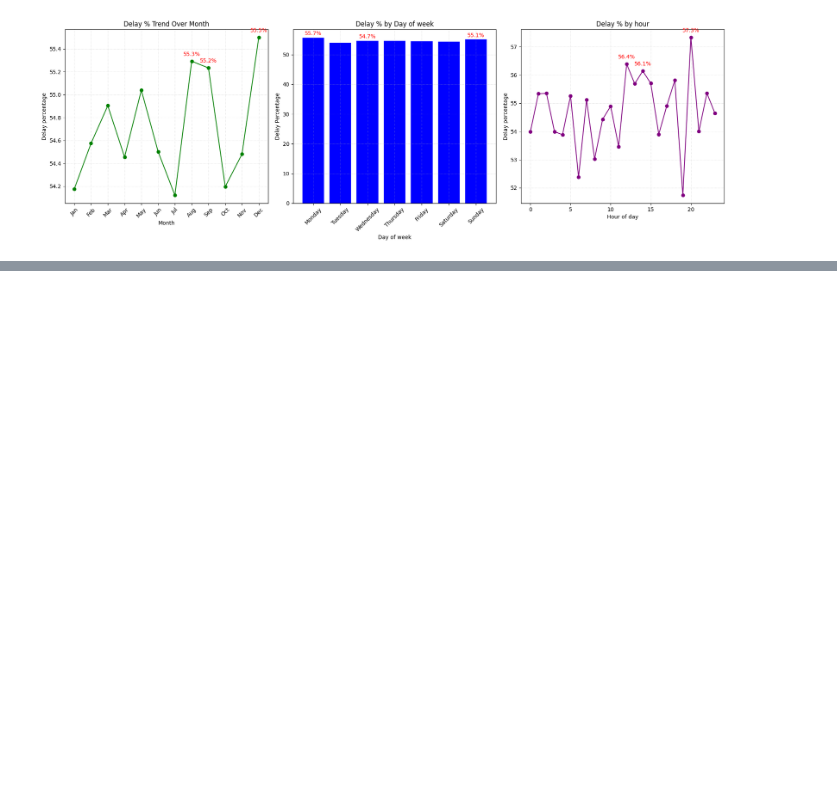
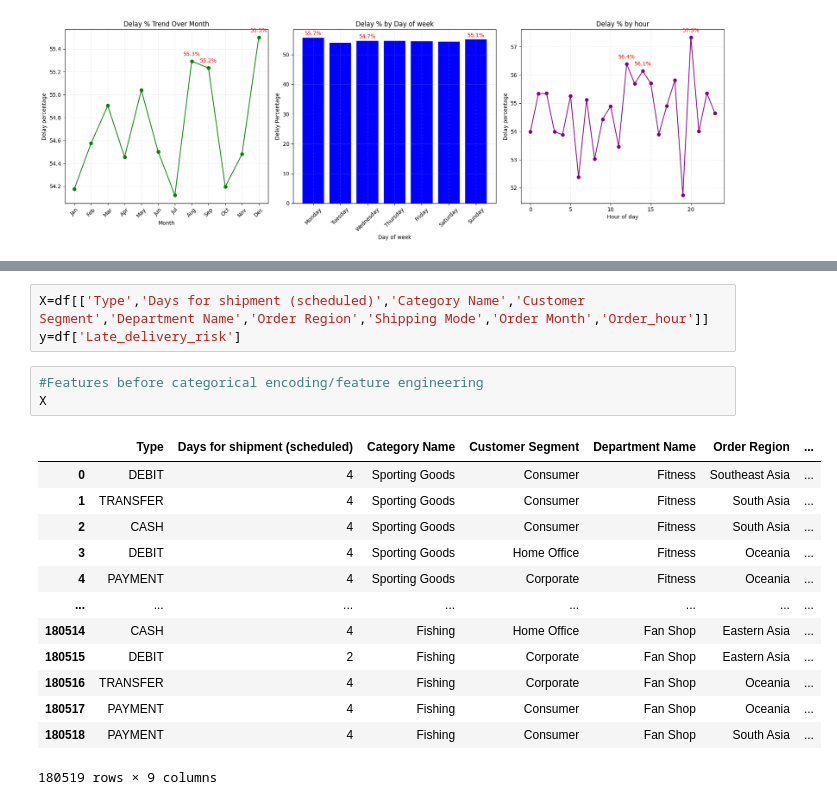
Before and after one commit to mnakhil/supply-chain-predictive-analytics, a Jupyter notebook: notebooks/EDA.ipynb, the cells around one changed output, grey strips where cells are left out. Drawn from its saved outputs; the diff is of its cells as text; blank space fills up the shorter version.

```diff
--- a/notebooks/EDA.ipynb
+++ b/notebooks/EDA.ipynb
@@ -647,0 +655,20 @@ plt.show()
+# %%
+X=df[['Type','Days for shipment (scheduled)','Category Name','Customer Segment','Department Name','Order Region','Shipping Mode','Order Month','Order_hour']]
+y=df['Late_delivery_risk']
+# %%
+#Features before categorical encoding/feature engineering
+X
+# %% [output]
+|  | Type | Days for shipment (scheduled) | Category Name | Customer Segment | Department Name | Order Region | ... |
+| 0 | DEBIT | 4 | Sporting Goods | Consumer | Fitness | Southeast Asia | ... |
+| 1 | TRANSFER | 4 | Sporting Goods | Consumer | Fitness | South Asia | ... |
+| 2 | CASH | 4 | Sporting Goods | Consumer | Fitness | South Asia | ... |
+| 3 | DEBIT | 4 | Sporting Goods | Home Office | Fitness | Oceania | ... |
+| 4 | PAYMENT | 4 | Sporting Goods | Corporate | Fitness | Oceania | ... |
+| ... | ... | ... | ... | ... | ... | ... | ... |
+| 180514 | CASH | 4 | Fishing | Home Office | Fan Shop | Eastern Asia | ... |
+| 180515 | DEBIT | 2 | Fishing | Corporate | Fan Shop | Eastern Asia | ... |
+| 180516 | TRANSFER | 4 | Fishing | Corporate | Fan Shop | Oceania | ... |
+| 180517 | PAYMENT | 4 | Fishing | Consumer | Fan Shop | Oceania | ... |
+| 180518 | PAYMENT | 4 | Fishing | Consumer | Fan Shop | South Asia | ... |
+180519 rows × 9 columns
```
Also changed, not shown: parts of 11 cells of this notebook.
